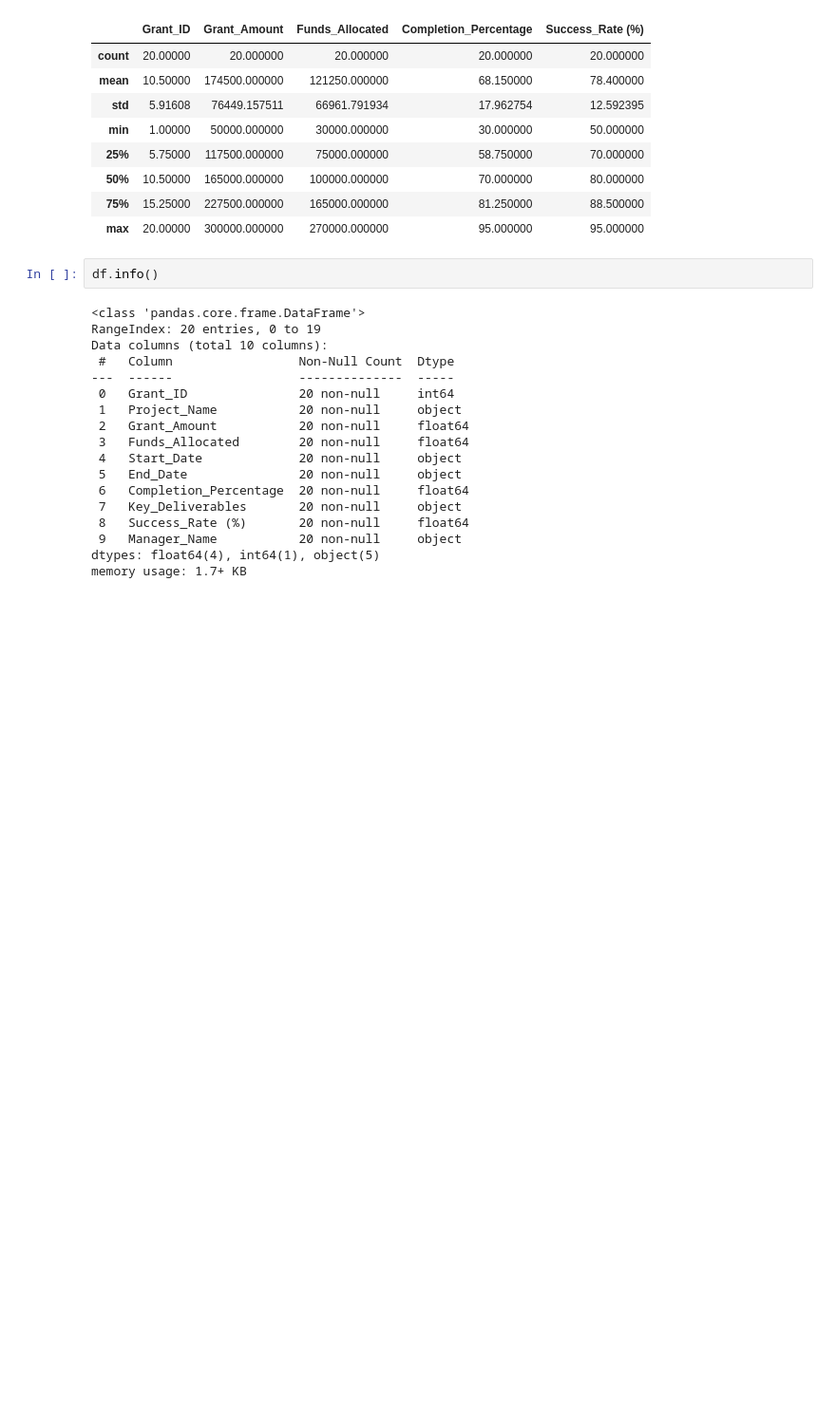
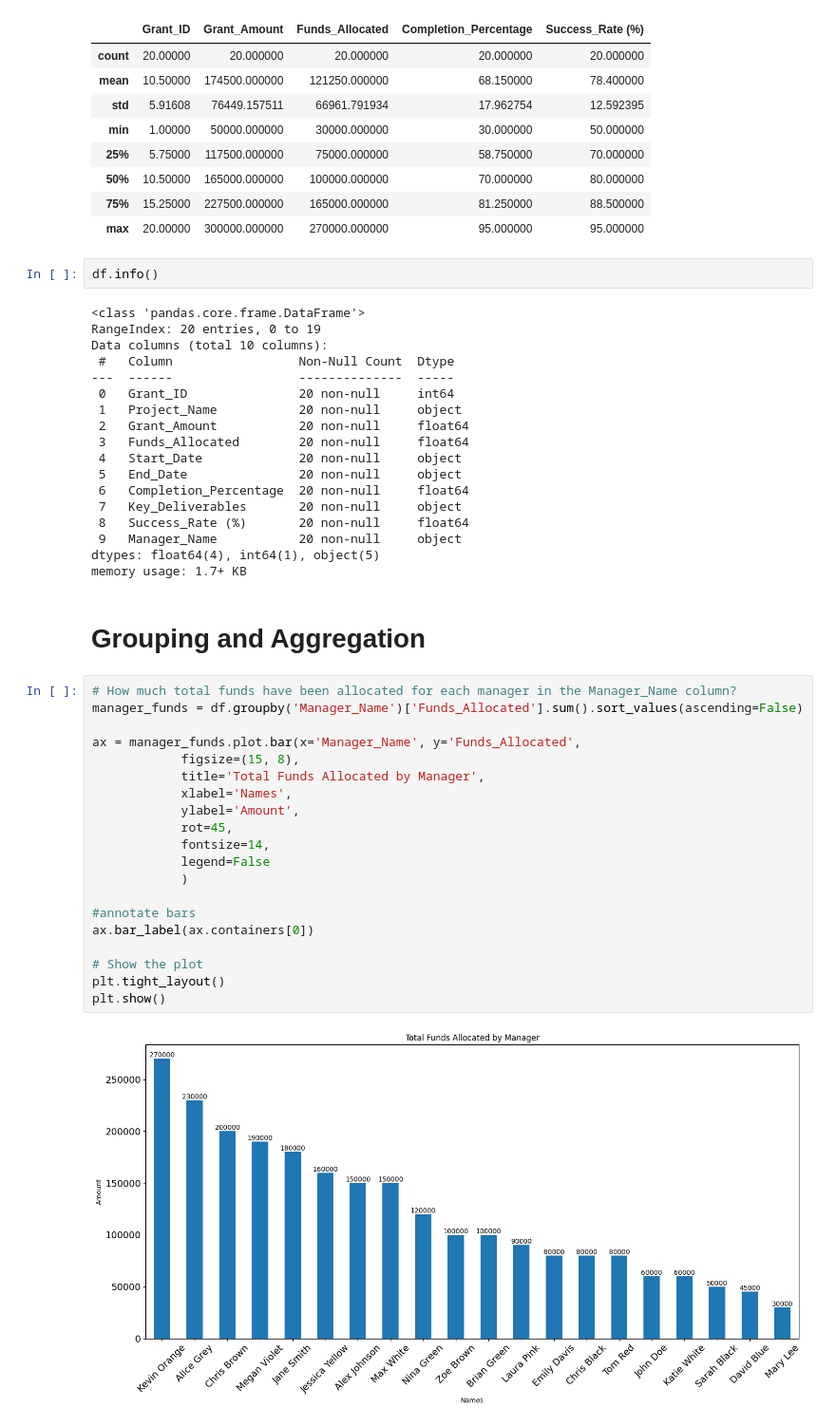
Before and after one commit to VincentGordon-Data-Analyst/Grant-Management, a Jupyter notebook: data-analysis.ipynb, the cells around one changed output. Shown: that part at 95% size. Drawn from its saved outputs; the diff is of its cells as text; blank space fills up the shorter version.

```diff
--- a/data-analysis.ipynb
+++ b/data-analysis.ipynb
@@ -44,3 +55,27 @@ Data columns (total 10 columns):
  9   Manager_Name           20 non-null     object
 dtypes: float64(4), int64(1), object(5)
 memory usage: 1.7+ KB
+# %% [markdown]
+# Grouping and Aggregation
+# %%
+# How much total funds have been allocated for each manager in the Manager_Name column?
+manager_funds = df.groupby('Manager_Name')['Funds_Allocated'].sum().sort_values(ascending=False)
+
+ax = manager_funds.plot.bar(x='Manager_Name', y='Funds_Allocated',
+            figsize=(15, 8),
+            title='Total Funds Allocated by Manager',
+            xlabel='Names',
+            ylabel='Amount',
+            rot=45,
+            fontsize=14,
+            legend=False
+            )
+
+#annotate bars
+ax.bar_label(ax.containers[0])
+
+# Show the plot
+plt.tight_layout()
+plt.show()
+# %% [output]
+[figure, added]
```
Also changed, not shown: parts of 9 cells of this notebook.
